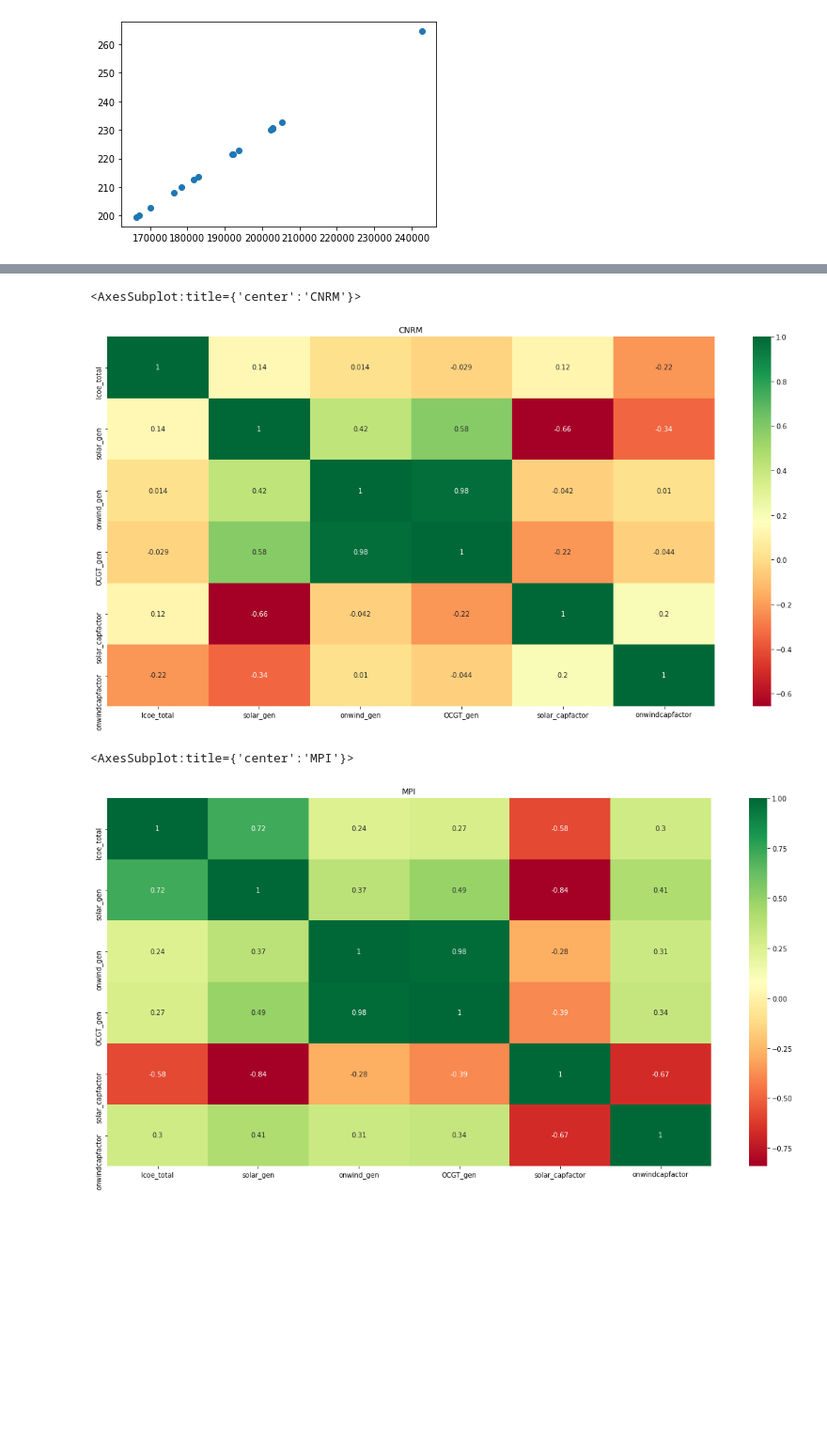
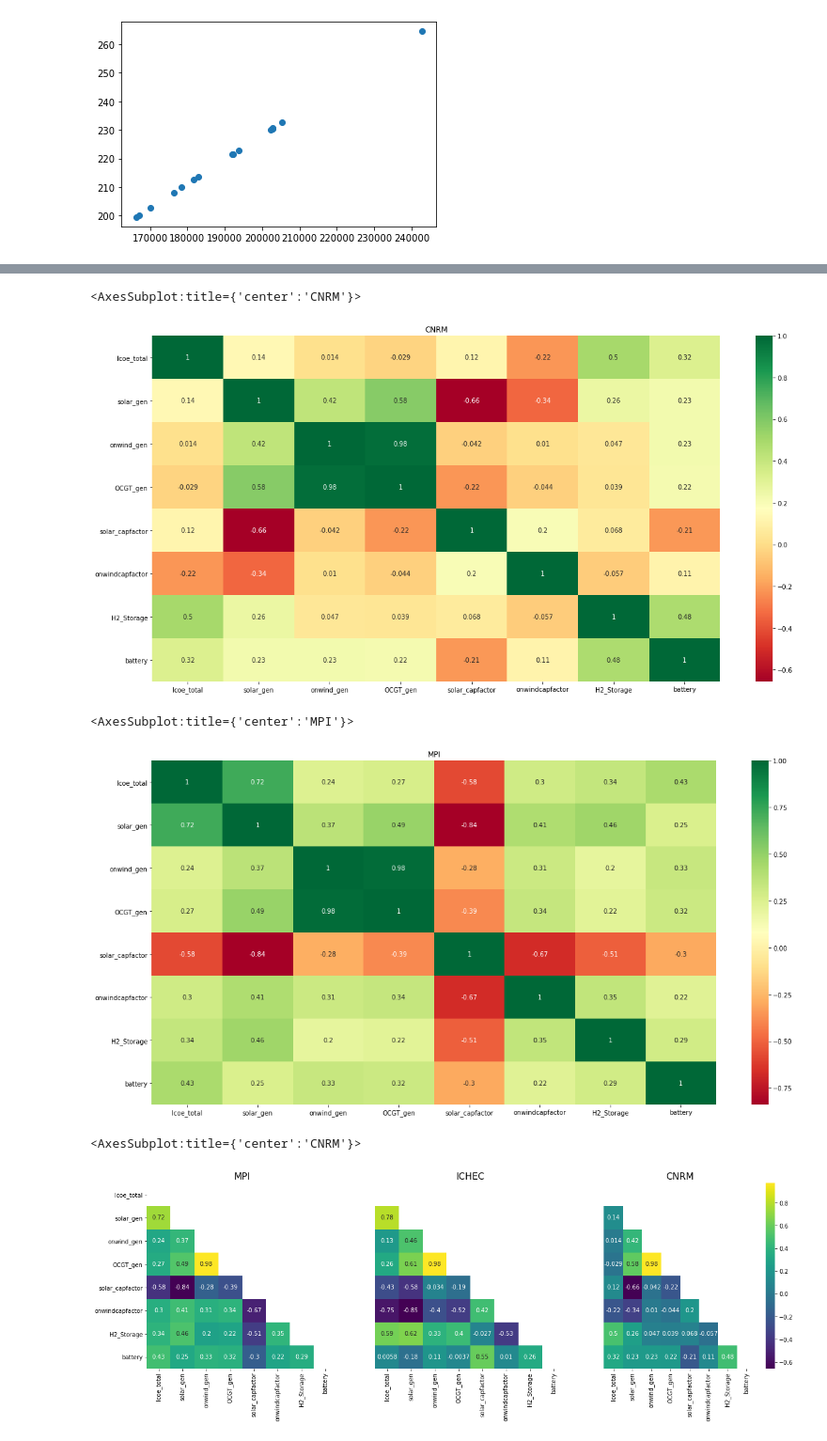
Before and after one commit to 2021-Energy-Climate-Hackathon/group_5, a Jupyter notebook: correlation_matrix.ipynb, the cells around one changed output, grey strips where cells are left out. Shown at 94% size. Saved outputs shown, nothing was run; the diff lists cells and outputs as text; code cells hidden in the pictures; blank space fills up the shorter version.

```diff
--- a/correlation_matrix.ipynb
+++ b/correlation_matrix.ipynb
@@ -104,6 +118,8 @@ focusdf['onwind_gen']=matrixdf_ICHEC['onwind_gen']
 focusdf['OCGT_gen']=matrixdf_ICHEC['OCGT_gen']
 focusdf['solar_capfactor']=matrixdf_ICHEC['solar_capfactor']
 focusdf['onwindcapfactor']=matrixdf_ICHEC['onwindcapfactor']
+focusdf['H2_Storage']=matrixdf_ICHEC['H2_Storage']
+focusdf['battery']=matrixdf_ICHEC['battery']
 
 corr_focus_ICHEC = focusdf.corr(method='pearson')
 plt.figure(figsize=(20, 10))
@@ -121,6 +137,8 @@ focusdf['onwind_gen']=matrixdf_CNRM['onwind_gen']
 focusdf['OCGT_gen']=matrixdf_CNRM['OCGT_gen']
 focusdf['solar_capfactor']=matrixdf_CNRM['solar_capfactor']
 focusdf['onwindcapfactor']=matrixdf_CNRM['onwindcapfactor']
+focusdf['H2_Storage']=matrixdf_CNRM['H2_Storage']
+focusdf['battery']=matrixdf_CNRM['battery']
 
 corr_focus_CNRM = focusdf.corr(method='pearson')
 plt.figure(figsize=(20, 10))
@@ -128,7 +146,7 @@ plt.title('CNRM')
 sns.heatmap(corr_focus_CNRM, annot=True, cmap="RdYlGn")
 # %% [output]
 <AxesSubplot:title={'center':'CNRM'}>
-[figure, old version]
+[figure, new version]
 # %%
 # MPI
 focusdf=pd.DataFrame(index=[])
@@ -138,6 +156,10 @@ focusdf['onwind_gen']=matrixdf_MPI['onwind_gen']
 focusdf['OCGT_gen']=matrixdf_MPI['OCGT_gen']
 focusdf['solar_capfactor']=matrixdf_MPI['solar_capfactor']
 focusdf['onwindcapfactor']=matrixdf_MPI['onwindcapfactor']
+focusdf['H2_Storage']=matrixdf_MPI['H2_Storage']
+focusdf['battery']=matrixdf_MPI['battery']
+
+focusdf=focusdf.drop(labels='2030-2038',axis=0)
 
 corr_focus_MPI = focusdf.corr(method='pearson')
 plt.figure(figsize=(20, 10))
@@ -145,4 +167,4 @@ plt.title('MPI')
 sns.heatmap(corr_focus_MPI, annot=True, cmap="RdYlGn")
 # %% [output]
 <AxesSubplot:title={'center':'MPI'}>
-[figure, old version]
+[figure, new version]
@@ -148,0 +173,19 @@ sns.heatmap(corr_focus_MPI, annot=True, cmap="RdYlGn")
+# %%
+fig = plt.figure(figsize = (20,20))
+ax1 = fig.add_subplot(3, 3, 1) # row, column, position
+ax1.set_title('MPI', fontsize=16)
+ax2 = fig.add_subplot(3, 3, 2)
+ax2.set_title('ICHEC', fontsize=16)
+ax3 = fig.add_subplot(3, 3, 3)
+ax3.set_title('CNRM', fontsize=16)
+
+# only plot half
+mask = np.zeros_like(corr_focus_MPI)
+mask[np.triu_indices_from(mask)] = True
+
+sns.heatmap(data=corr_focus_MPI, ax=ax1,mask=mask , annot=True,cmap="viridis", cbar=False)
+sns.heatmap(data=corr_focus_ICHEC, ax=ax2,mask=mask, annot=True,cmap="viridis",yticklabels=False, cbar=False)
+sns.heatmap(data=corr_focus_CNRM, ax=ax3,mask=mask, annot=True,cmap="viridis",yticklabels=False)
+# %% [output]
+<AxesSubplot:title={'center':'CNRM'}>
+[figure, added]
```
Also changed, not shown: parts of 13 cells of this notebook.
